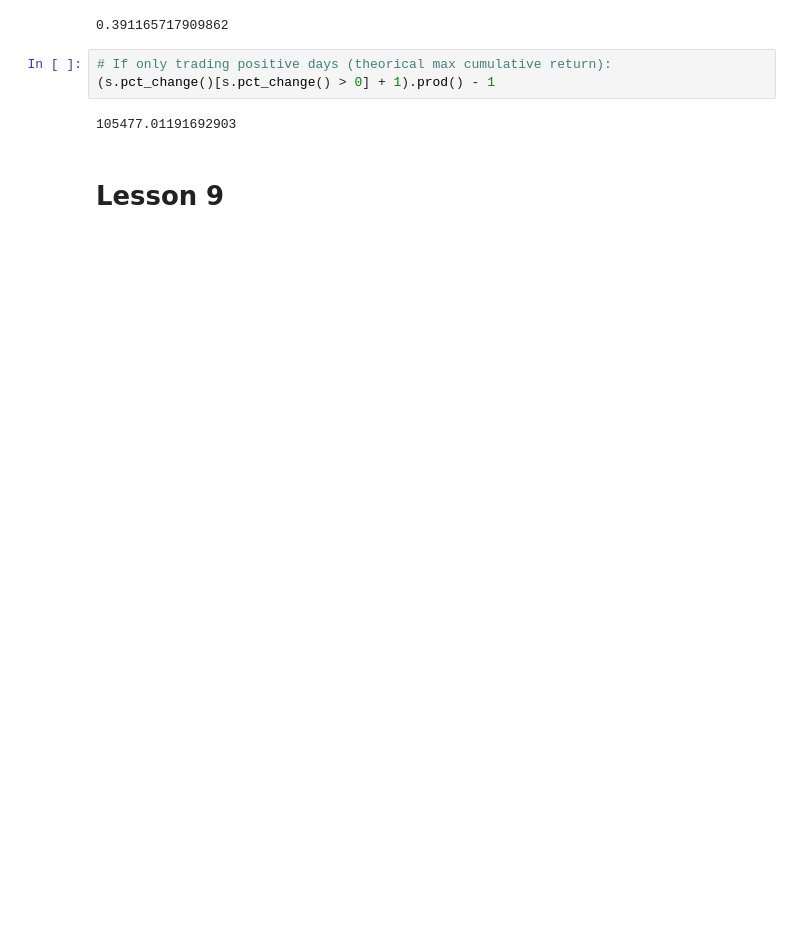
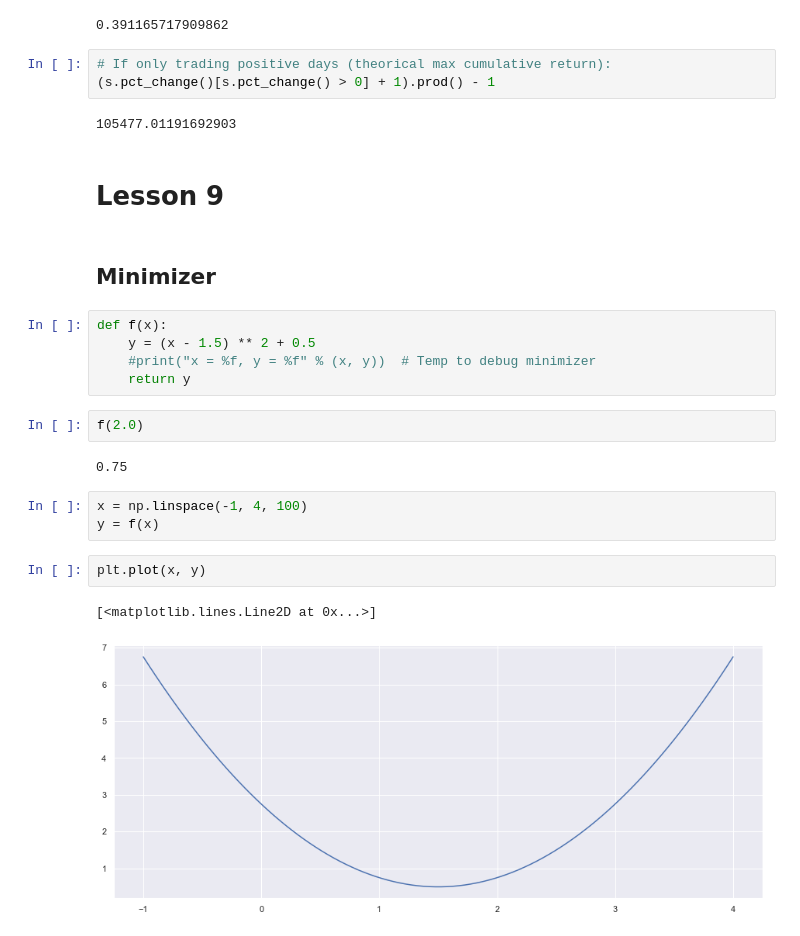
Before and after one commit to mathieugouin/tradesim, a Jupyter notebook: udacity.ipynb, the cells around one changed output. Saved outputs shown, nothing was run; the diff lists cells and outputs as text; blank space fills up the shorter version.

```diff
--- a/udacity.ipynb
+++ b/udacity.ipynb
@@ -577,3 +595,22 @@ s[-1] / s[0] - 1
 105477.01191692903
 # %% [markdown]
 # Lesson 9
+# %% [markdown]
+## Minimizer
+# %%
+def f(x):
+    y = (x - 1.5) ** 2 + 0.5
+    #print("x = %f, y = %f" % (x, y))  # Temp to debug minimizer
+    return y
+# %%
+f(2.0)
+# %% [output]
+0.75
+# %%
+x = np.linspace(-1, 4, 100)
+y = f(x)
+# %%
+plt.plot(x, y)
+# %% [output]
+[<matplotlib.lines.Line2D at 0x...>]
+[figure, added]
```
Also changed, not shown: parts of 28 cells of this notebook.
